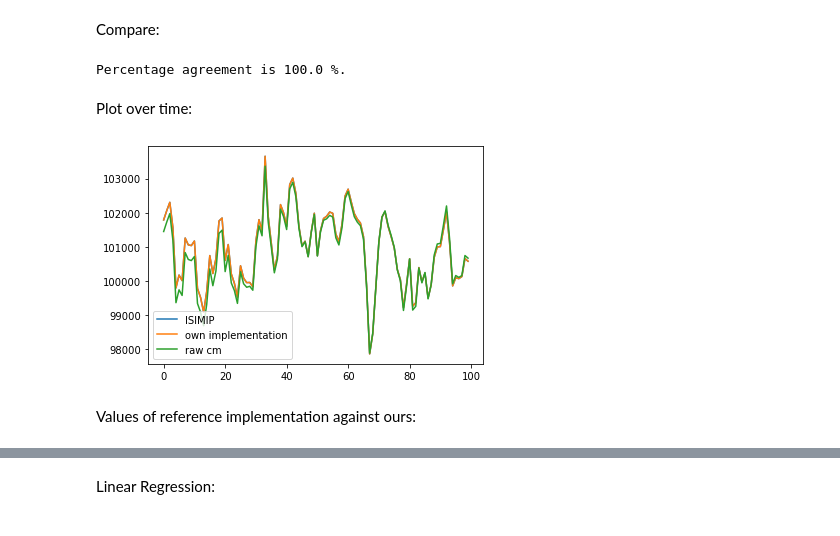
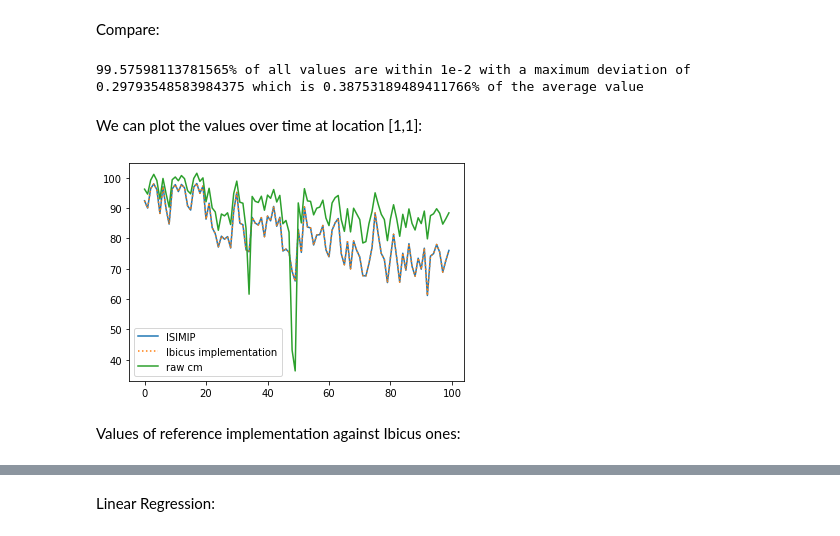
Before and after one commit to ecmwf-projects/ibicus, a Jupyter notebook: notebooks/tutorials/05 ISIMIP Consistency.ipynb, the cells around one changed output, grey strips where cells are left out. Cells and saved outputs as stored; diff of their text form; code cells hidden in the pictures.

```diff
--- a/notebooks/tutorials/05 ISIMIP Consistency.ipynb
+++ b/notebooks/tutorials/05 ISIMIP Consistency.ipynb
@@ -270,30 +612,31 @@ INFO:root:cm_hist is a masked array, but contains no invalid data. It is convert
 INFO:root:cm_future is a masked array, but contains no invalid data. It is converted to a normal numpy array.
 # %% [markdown]
 Compare:
-# %%
-debiased_values_isimip = read_in_debiased_testing_data("ps")
-pct_agreement = np.sum(np.isclose(debiased_values,debiased_values_isimip))/debiased_values.size
-print("Percentage agreement is %s %%."%(pct_agreement*100))
-# %% [output]
-Percentage agreement is 100.0 %.
-# %% [markdown]
-Plot over time:
+# %%
+debiased_values_isimip = read_in_debiased_testing_data(variable)
+pct_agreement = np.sum(np.abs(debiased_values -debiased_values_isimip) < 1e-2)/debiased_values.size
+max_deviation = np.max(np.abs(debiased_values-debiased_values_isimip))
+print(f"{pct_agreement*100}% of all values are within 1e-2 with a maximum deviation of {max_deviation} which is {100*max_deviation/np.mean(debiased_values_isimip)}% of the average value")
+# %% [output]
+99.57598113781565% of all values are within 1e-2 with a maximum deviation of 0.29793548583984375 which is 0.38753189489411766% of the average value
+# %% [markdown]
+We can plot the values over time at location [1,1]:
 # %%
 min_time = 0
 max_time = 100
 lat = 1
 lon = 1
 time = np.arange(min_time, max_time)
 
 plt.plot(time, debiased_values_isimip[min_time:max_time, lat, lon], label = "ISIMIP")
-plt.plot(time, debiased_values[min_time:max_time, lat, lon], label = "own implementation")
+plt.plot(time, debiased_values[min_time:max_time, lat, lon], label = "Ibicus implementation", linestyle = ":")
 plt.plot(time, cm_future[min_time:max_time, lat, lon], label = "raw cm")
 plt.legend()
 plt.show()
 # %% [output]
-[figure, old version]
+[figure, new version]
 # %% [markdown]
-Values of reference implementation against ours:
+Values of reference implementation against Ibicus ones:
 # %%
 min_all_values = np.min([np.min(debiased_values), np.min(debiased_values_isimip)])
 max_all_values = np.max([np.max(debiased_values), np.max(debiased_values_isimip)])
```
Also changed, not shown: parts of 186 cells of this notebook.
